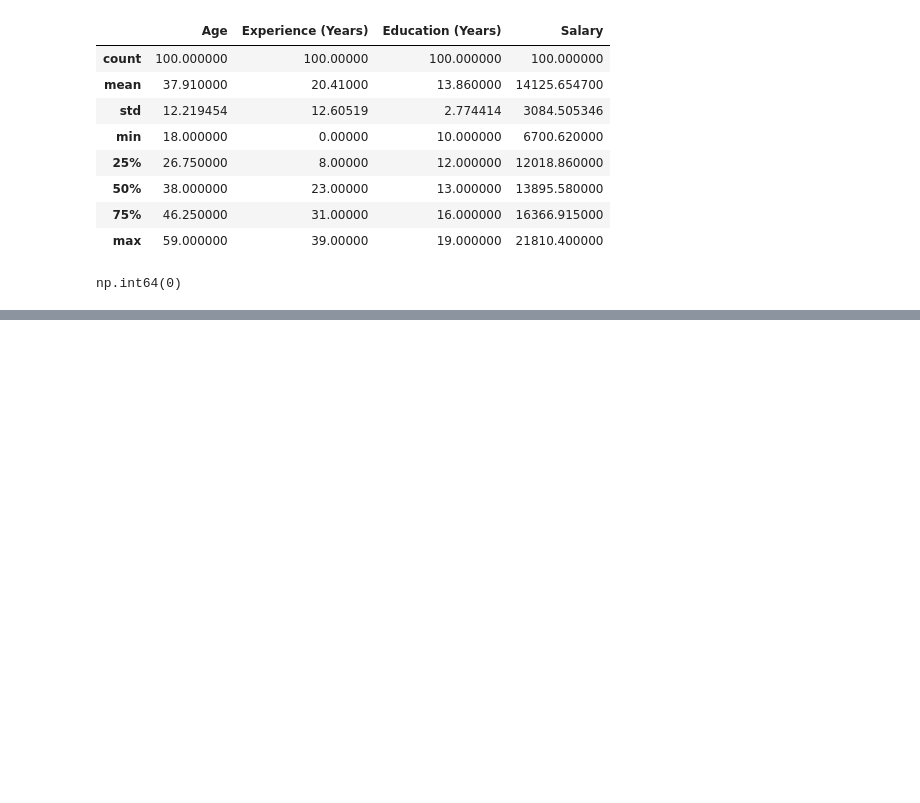
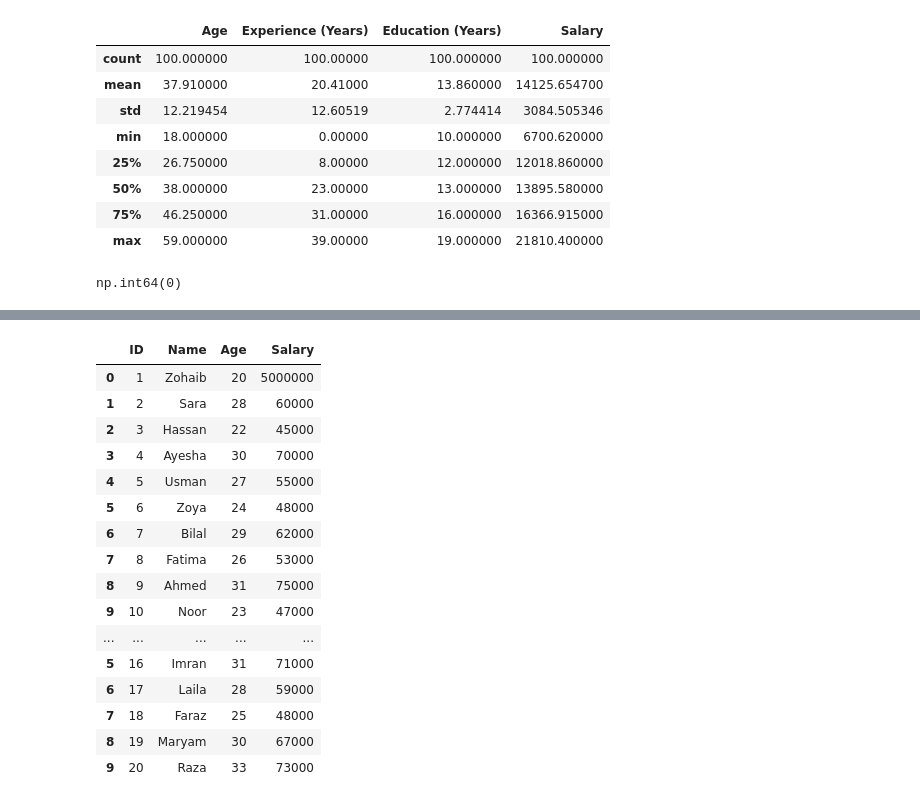
Before and after one commit to DotZohaib/Data-Analytics-Turning-Raw-Data-into-Actionable-Insights, a Jupyter notebook: 34_pandas_Python_Data_Analytics.ipynb, the cells around one changed output, grey strips where cells are left out. Drawn from its saved outputs; the diff is of its cells as text; code cells hidden in the pictures; blank space fills up the shorter version.

```diff
--- a/34_pandas_Python_Data_Analytics.ipynb
+++ b/34_pandas_Python_Data_Analytics.ipynb
@@ -89,0 +206,20 @@ database.dropna(inplace=True)
+# %%
+pd.concat([a, b])
+# %% [output]
+|  | ID | Name | Age | Salary |
+| 0 | 1 | Zohaib | 20 | 5000000 |
+| 1 | 2 | Sara | 28 | 60000 |
+| 2 | 3 | Hassan | 22 | 45000 |
+| 3 | 4 | Ayesha | 30 | 70000 |
+| 4 | 5 | Usman | 27 | 55000 |
+| 5 | 6 | Zoya | 24 | 48000 |
+| 6 | 7 | Bilal | 29 | 62000 |
+| 7 | 8 | Fatima | 26 | 53000 |
+| 8 | 9 | Ahmed | 31 | 75000 |
+| 9 | 10 | Noor | 23 | 47000 |
+| ... | ... | ... | ... | ... |
+| 5 | 16 | Imran | 31 | 71000 |
+| 6 | 17 | Laila | 28 | 59000 |
+| 7 | 18 | Faraz | 25 | 48000 |
+| 8 | 19 | Maryam | 30 | 67000 |
+| 9 | 20 | Raza | 33 | 73000 |
```
Also changed, not shown: parts of 15 cells of this notebook, 1 other file.
